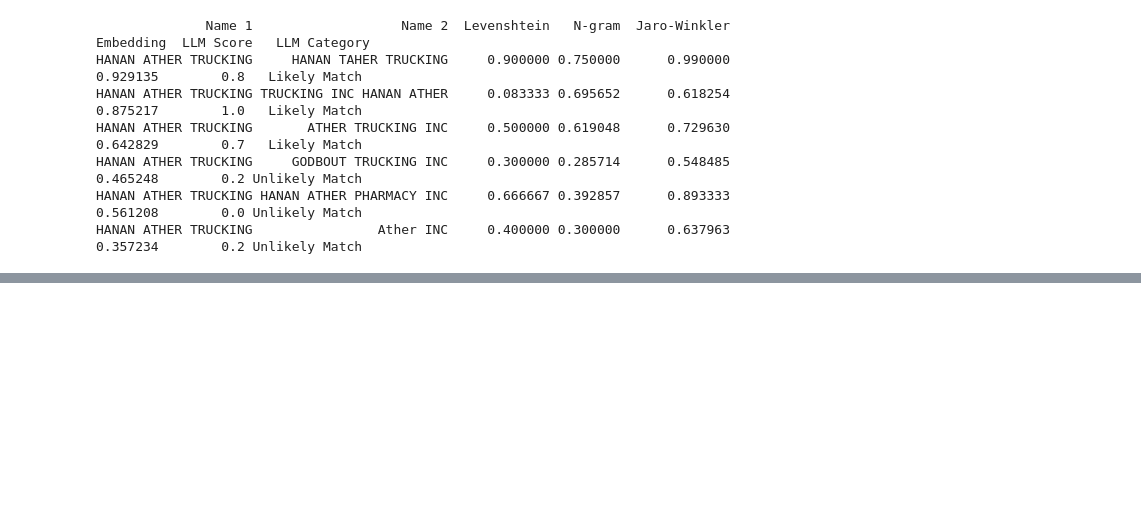
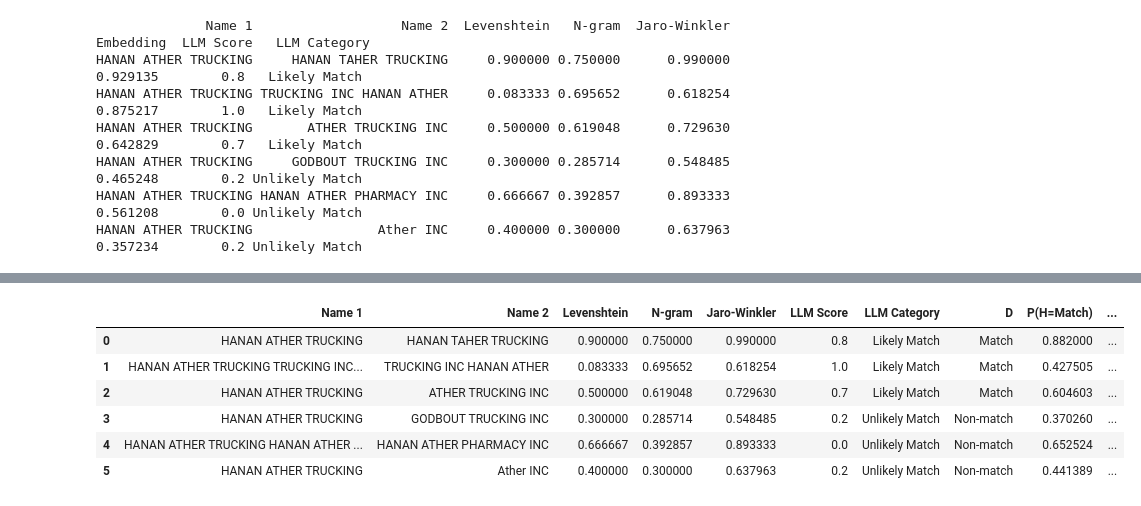
Before and after one commit to hananather/AutoText, a Jupyter notebook: LLMs.ipynb, the cells around one changed output, grey strips where cells are left out. Saved outputs shown, nothing was run; the diff lists cells and outputs as text; code cells hidden in the pictures; blank space fills up the shorter version.

```diff
--- a/LLMs.ipynb
+++ b/LLMs.ipynb
@@ -383,0 +556,31 @@ HANAN ATHER TRUCKING                Ather INC     0.400000 0.300000      0.63796
+# %%
+# Step 4: Compute the final posterior probability based on D
+df["P(H=Match|D)"] = 0.0
+
+for index, row in df.iterrows():
+    if row["D"] == "Match":
+        # Use P(H=Match|D=Match)
+        posterior = (
+            row["P(D=Match|H=Match)"] * row["P(H=Match)"] / row["P(D=Match)"]
+        )
+    else:
+        # Use P(H=Match|D=Non-match)
+        posterior = (
+            row["P(D=Non-match|H=Match)"] * row["P(H=Match)"] / row["P(D=Non-match)"]
+        )
+    df.at[index, "P(H=Match|D)"] = posterior
+
+# Display the updated table
+display_columns = [
+    "Name 1", "Name 2", "D", "P(H=Match)", "P(H=Non-match)",
+    "P(H=Match|D)"
+]
+df
+# %% [output]
+|  | Name 1 | Name 2 | Levenshtein | N-gram | Jaro-Winkler | LLM Score | LLM Category | D | P(H=Match) | ... |
+| 0 | HANAN ATHER TRUCKING | HANAN TAHER TRUCKING | 0.900000 | 0.750000 | 0.990000 | 0.8 | Likely Match | Match | 0.882000 | ... |
+| 1 | HANAN ATHER TRUCKING TRUCKING INC... | TRUCKING INC HANAN ATHER | 0.083333 | 0.695652 | 0.618254 | 1.0 | Likely Match | Match | 0.427505 | ... |
+| 2 | HANAN ATHER TRUCKING | ATHER TRUCKING INC | 0.500000 | 0.619048 | 0.729630 | 0.7 | Likely Match | Match | 0.604603 | ... |
+| 3 | HANAN ATHER TRUCKING | GODBOUT TRUCKING INC | 0.300000 | 0.285714 | 0.548485 | 0.2 | Unlikely Match | Non-match | 0.370260 | ... |
+| 4 | HANAN ATHER TRUCKING HANAN ATHER ... | HANAN ATHER PHARMACY INC | 0.666667 | 0.392857 | 0.893333 | 0.0 | Unlikely Match | Non-match | 0.652524 | ... |
+| 5 | HANAN ATHER TRUCKING | Ather INC | 0.400000 | 0.300000 | 0.637963 | 0.2 | Unlikely Match | Non-match | 0.441389 | ... |
```
Also changed, not shown: parts of 5 cells of this notebook, 2 other files.
